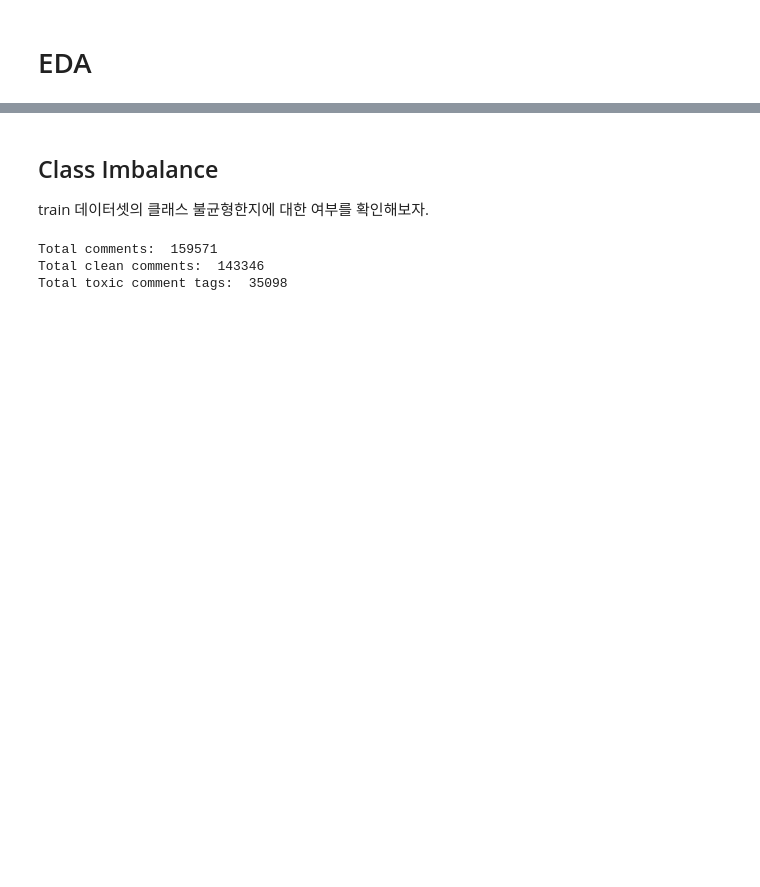
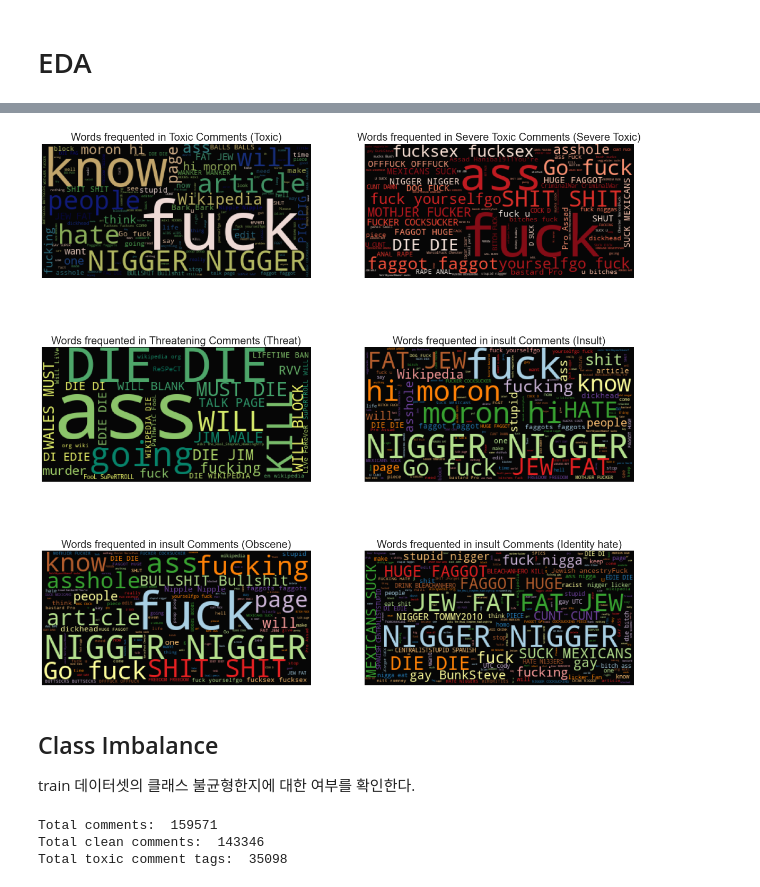
Before and after one commit to Pseudo-Lab/21_kaggle_master, a Jupyter notebook: wonyoung_seo/review-stop_the_sh**_toxic_comments_eda.ipynb, the cells around one changed output, grey strips where cells are left out. Drawn from its saved outputs; the diff is of its cells as text; code cells hidden in the pictures; blank space fills up the shorter version.

```diff
--- a/wonyoung_seo/review-stop_the_sh**_toxic_comments_eda.ipynb
+++ b/wonyoung_seo/review-stop_the_sh**_toxic_comments_eda.ipynb
@@ -65,5 +98,71 @@ None
+# %%
+subset=train[train.toxic==1]
+text=subset.comment_text.values
+wc= WordCloud(background_color="black",max_words=4000,stopwords=stopword)
+wc.generate(" ".join(text))
+
+plt.figure(figsize=(20,20))
+plt.subplot(321)
+plt.axis("off")
+plt.title("Words frequented in Toxic Comments (Toxic)", fontsize=20)
+plt.imshow(wc.recolor(colormap= 'gist_earth' , random_state=244), alpha=0.98)
+
+#Severely toxic comments
+plt.subplot(322)
+subset=train[train.severe_toxic==1]
+text=subset.comment_text.values
+wc= WordCloud(background_color="black",max_words=2000,stopwords=stopword)
+wc.generate(" ".join(text))
+plt.axis("off")
+plt.title("Words frequented in Severe Toxic Comments (Severe Toxic)", fontsize=20)
+plt.imshow(wc.recolor(colormap= 'Reds' , random_state=244), alpha=0.98)
+
+#Threat comments
+plt.subplot(323)
+subset=train[train.threat==1]
+text=subset.comment_text.values
+wc= WordCloud(background_color="black",max_words=2000,stopwords=stopword)
+wc.generate(" ".join(text))
+plt.axis("off")
+plt.title("Words frequented in Threatening Comments (Threat)", fontsize=20)
+plt.imshow(wc.recolor(colormap= 'summer' , random_state=2534), alpha=0.98)
+
+#insult
+plt.subplot(324)
+subset=train[train.insult==1]
+text=subset.comment_text.values
+wc= WordCloud(background_color="black",max_words=2000,stopwords=stopword)
+wc.generate(" ".join(text))
+plt.axis("off")
+plt.title("Words frequented in insult Comments (Insult)", fontsize=20)
+plt.imshow(wc.recolor(colormap= 'Paired_r' , random_state=244), alpha=0.98)
+
+
+#obscene
+plt.subplot(325)
+subset=train[train.obscene==1]
+text=subset.comment_text.values
+wc= WordCloud(background_color="black",max_words=2000,stopwords=stopword)
+wc.generate(" ".join(text))
+plt.axis("off")
+plt.title("Words frequented in insult Comments (Obscene)", fontsize=20)
+plt.imshow(wc.recolor(colormap= 'Paired_r' , random_state=244), alpha=0.98)
+
+#obscene
+plt.subplot(326)
+subset=train[train.identity_hate==1]
+text=subset.comment_text.values
+wc= WordCloud(background_color="black",max_words=2000,stopwords=stopword)
+wc.generate(" ".join(text))
+plt.axis("off")
+plt.title("Words frequented in insult Comments (Identity hate)", fontsize=20)
+plt.imshow(wc.recolor(colormap= 'Paired_r' , random_state=244), alpha=0.98)
+
+plt.show()
+# %% [output]
+[figure, added]
 # %% [markdown]
 ## Class Imbalance
 
-train 데이터셋의 클래스 불균형한지에 대한 여부를 확인해보자.
+train 데이터셋의 클래스 불균형한지에 대한 여부를 확인한다.
 # %%
```
Also changed, not shown: parts of 22 cells of this notebook.
